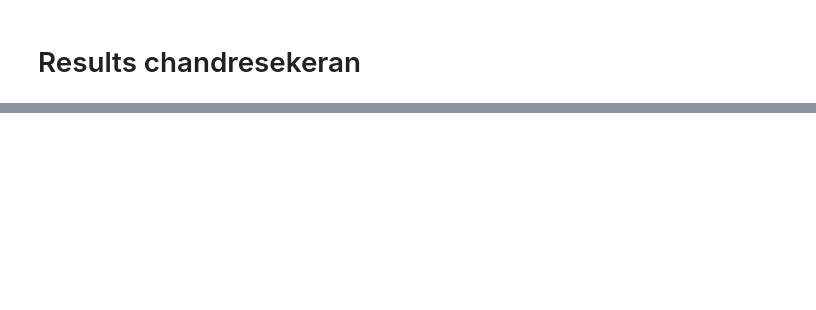
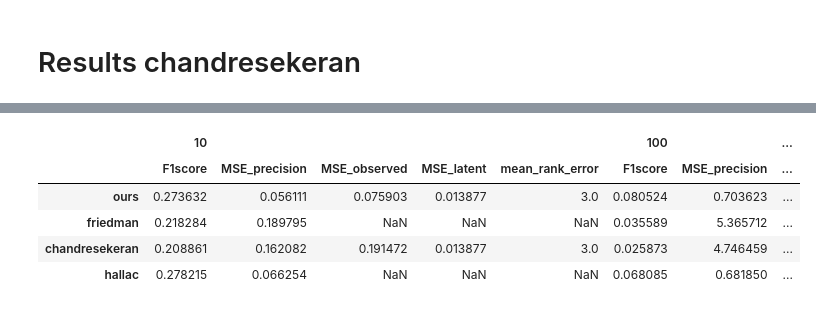
Before and after one commit to fdtomasi/regain, a Jupyter notebook: notebooks/performance analysis.ipynb, the cells around one changed output, grey strips where cells are left out. Cells and saved outputs as stored; diff of their text form; code cells hidden in the pictures; blank space fills up the shorter version.

```diff
--- a/notebooks/performance analysis.ipynb
+++ b/notebooks/performance analysis.ipynb
@@ -320,0 +331,9 @@ print(friedman)
+# %%
+dff
+# %% [output]
+|  | 10 |  |  |  |  | 100 |  | ... |
+|  | F1score | MSE_precision | MSE_observed | MSE_latent | mean_rank_error | F1score | MSE_precision | ... |
+| ours | 0.273632 | 0.056111 | 0.075903 | 0.013877 | 3.0 | 0.080524 | 0.703623 | ... |
+| friedman | 0.218284 | 0.189795 | NaN | NaN | NaN | 0.035589 | 5.365712 | ... |
+| chandresekeran | 0.208861 | 0.162082 | 0.191472 | 0.013877 | 3.0 | 0.025873 | 4.746459 | ... |
+| hallac | 0.278215 | 0.066254 | NaN | NaN | NaN | 0.068085 | 0.681850 | ... |
```
Also changed, not shown: parts of 27 cells of this notebook, 3 other files.
